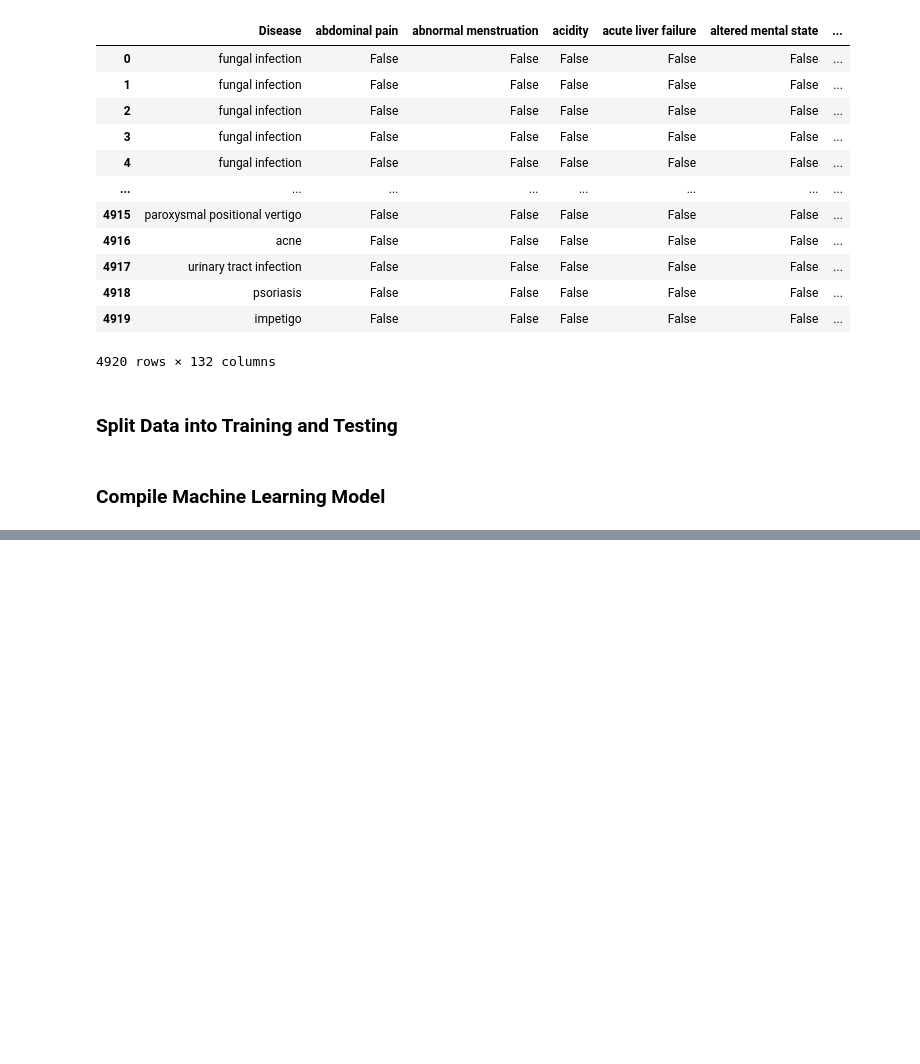
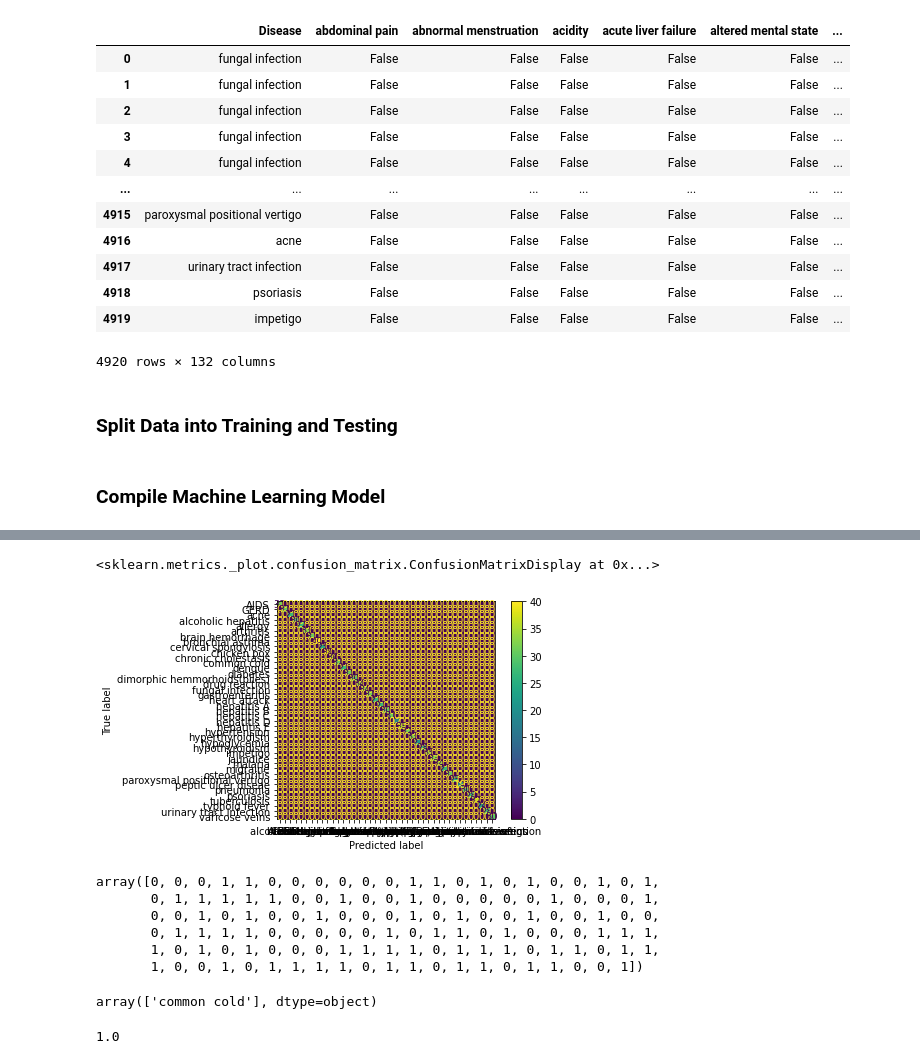
Before and after one commit to Ian-T-Dixon/Disease_Prediction, a Jupyter notebook: machine_learning.ipynb, the cells around one changed output, grey strips where cells are left out. Cells and saved outputs as stored; diff of their text form; code cells hidden in the pictures; blank space fills up the shorter version.

Commit message:
update machine_learning.ipynb, add rfc_model.pkl
Trained and tested RandomForestClassifier and saved as Pickle file

```diff
--- a/machine_learning.ipynb
+++ b/machine_learning.ipynb
@@ -22,12 +25,12 @@ import sys, os
 sys.path.append(os.path.abspath(os.path.join('../..')))
 from config import db_password
 # %%
-# Set seaborn theme
-sns.set_style('darkgrid', {
-    'grid.linestyle': ':',
-    'grid.linewidth': 1.0})
+# # Set seaborn theme
+# sns.set_style('darkgrid', {
+#     'grid.linestyle': ':',
+#     'grid.linewidth': 1.0})
 
-plt.style.use('dark_background')
+# plt.style.use('dark_background')
 # %% [markdown]
 ### Load Data from Provisional Database
 # %%
@@ -43,6 +46,6 @@ with create_engine(db_string).connect() as engine:
 # %%
-# # Load data locally for testing
-# data_df = pd.read_csv('./Data/Cleaned/dataset_clean.csv')
+# Load data locally for testing
+data_df = pd.read_csv('./Data/Cleaned/dataset_clean.csv')
 
 data_df.head()
 # %% [output]
@@ -111,6 +114,25 @@ X_train, X_test, y_train, y_test = train_test_split(
 <!-- ##### Particularly in high-dimensional spaces, data can more easily be separated linearly and the simplicity of classifiers such as naive Bayes and linear SVMs might lead to better generalization than is achieved by other classifiers. -->
 # %%
 # Random Forest Classifier
-rfc = RandomForestClassifier()
+rfc = RandomForestClassifier(
+    n_estimators=128,
+    random_state=2718281828,
+    # max_features=None # default 'sqrt'
+    # max_depth=5       # default None
+)
 rfc.fit(X_train, y_train)
-rfc.predict(X_test)
+rfc_predict = rfc.predict(X_test)
+# %%
+# Generate confusion matrix
+rfc_cm = confusion_matrix(y_test, rfc_predict)
+
+rfc_display = ConfusionMatrixDisplay(confusion_matrix=rfc_cm,
+    display_labels=rfc.classes_)
+
+rfc_display.plot()
+# This needs to be made legible
+
+# plt.savefig('./Images/rfc_confusion_matrix.png')
+# %% [output]
+<sklearn.metrics._plot.confusion_matrix.ConfusionMatrixDisplay at 0x...>
+[figure, added]
@@ -116,0 +142,23 @@ rfc.predict(X_test)
+# %%
+# Create array of random symptoms
+test = np.random.randint(2, size=len(symptom_list))
+test
+# %% [output]
+array([0, 0, 0, 1, 1, 0, 0, 0, 0, 0, 0, 1, 1, 0, 1, 0, 1, 0, 0, 1, 0, 1,
+       0, 1, 1, 1, 1, 1, 0, 0, 1, 0, 0, 1, 0, 0, 0, 0, 0, 1, 0, 0, 0, 1,
+       0, 0, 1, 0, 1, 0, 0, 1, 0, 0, 0, 1, 0, 1, 0, 0, 1, 0, 0, 1, 0, 0,
+       0, 1, 1, 1, 1, 0, 0, 0, 0, 0, 1, 0, 1, 1, 0, 1, 0, 0, 0, 1, 1, 1,
+       1, 0, 1, 0, 1, 0, 0, 0, 1, 1, 1, 1, 0, 1, 1, 1, 0, 1, 1, 0, 1, 1,
+       1, 0, 0, 1, 0, 1, 1, 1, 1, 0, 1, 1, 0, 1, 1, 0, 1, 1, 0, 0, 1])
+# %%
+# Predict disease
+rfc.predict(test.reshape(1, -1))
+# %% [output]
+array(['common cold'], dtype=object)
+# %%
+# Calculate accuracy score
+accuracy_score(y_test, rfc_predict)
+
+# 1.0 is improbably high, model may not be interpreting data correctly?
+# %% [output]
+1.0
```
Also changed, not shown: parts of 5 cells of this notebook, 1 other file.
